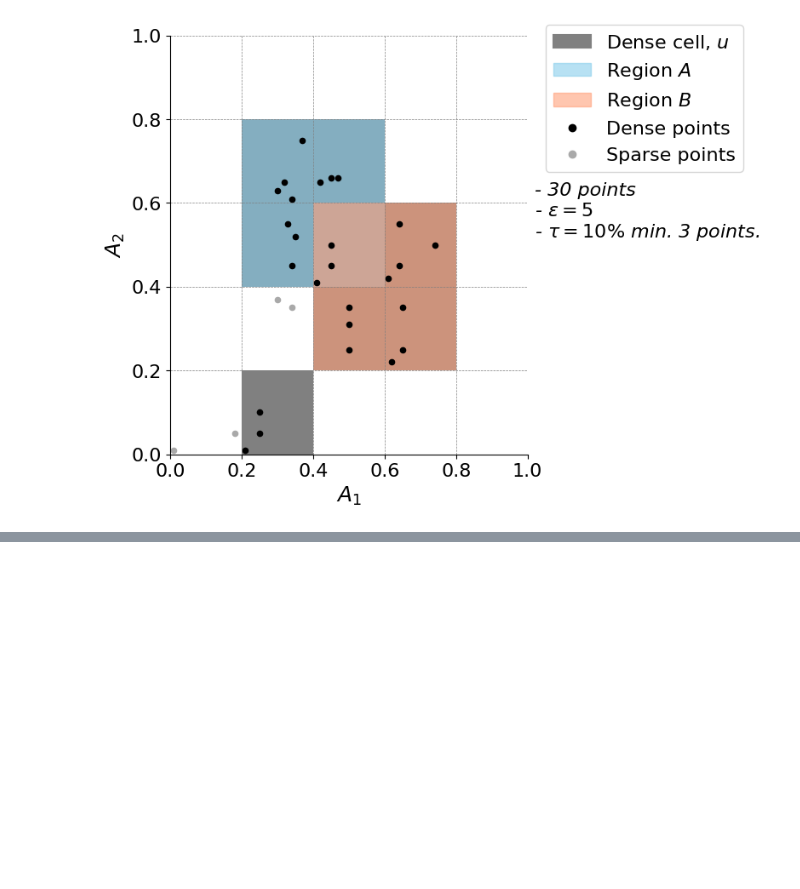
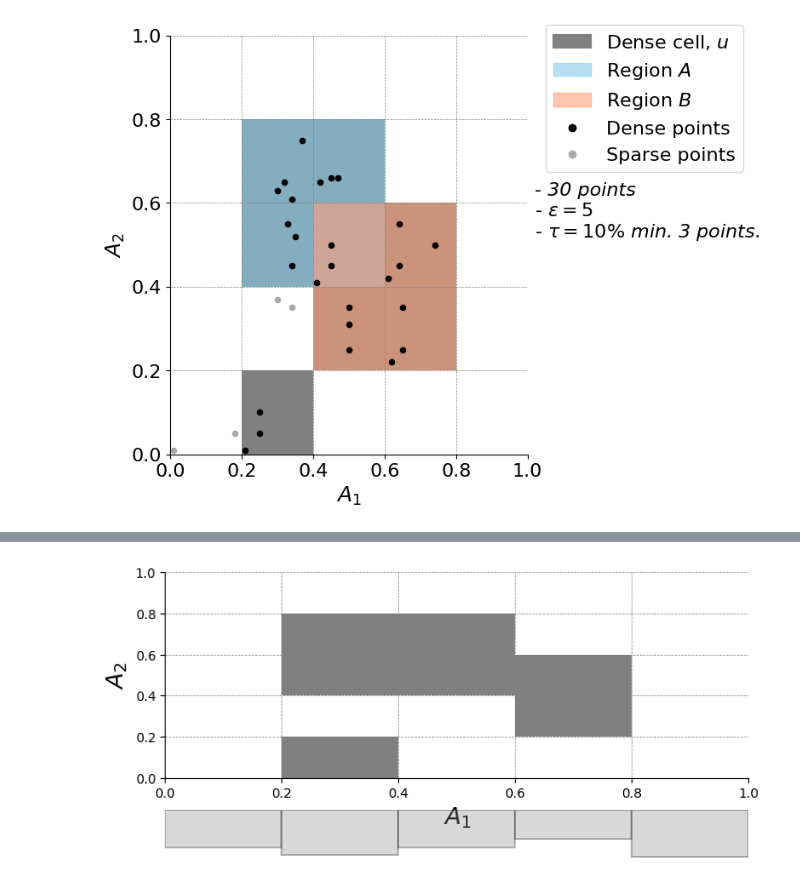
Before and after one commit to henrikdchristensen/SDU-Data-Mining-Exam, a Jupyter notebook: src/evaluation.ipynb, the cells around one changed output, grey strips where cells are left out. Drawn from its saved outputs; the diff is of its cells as text; code cells hidden in the pictures; blank space fills up the shorter version.

```diff
--- a/src/evaluation.ipynb
+++ b/src/evaluation.ipynb
@@ -776,0 +561,60 @@ plt.show()
+# %%
+import matplotlib.pyplot as plt
+import matplotlib.patches as patches
+import numpy as np
+import matplotlib.gridspec as gridspec
+
+# Define grid size and bin edges with a width of 0.2 from 0 to 1
+grid_size = 0.2
+bins = np.arange(0, 1.0 + grid_size, grid_size)
+
+# Define dense cells as a list of (x, y) grid coordinates (only for visualization)
+dense_cells = [(0.2, 0.0), (0.2, 0.4), (0.2, 0.6), (0.4, 0.4), (0.4, 0.6), (0.6, 0.2), (0.6, 0.4)]
+
+# Create the figure with GridSpec for layout
+fig = plt.figure(figsize=(8, 4))
+gs = gridspec.GridSpec(2, 1, height_ratios=[4, 1], hspace=0.25)
+
+# Main plot (grid visualization)
+ax_main = fig.add_subplot(gs[0, 0])
+
+# Draw the grid
+for x in np.arange(0, 1.0 + grid_size, grid_size):
+    ax_main.axvline(x, color='gray', linestyle='--', linewidth=0.5)
+for y in np.arange(0, 1.0 + grid_size, grid_size):
+    ax_main.axhline(y, color='gray', linestyle='--', linewidth=0.5)
+
+# Highlight dense cells
+for cell in dense_cells:
+    dense_rect = patches.Rectangle(cell, grid_size, grid_size, facecolor='gray')
+    ax_main.add_patch(dense_rect)
+
+# Set labels and limits
+ax_main.set_xlim(0, 1.0)
+ax_main.set_ylim(0, 1.0)
+ax_main.set_xlabel('$A_1$', fontsize=18)
+ax_main.set_ylabel('$A_2$', fontsize=18)
+
+# Remove top and right borders of the plot
+ax_main.spines['top'].set_visible(False)
+ax_main.spines['right'].set_visible(False)
+
+# Histogram for the x-dimension (below the main plot)
+ax_histx = fig.add_subplot(gs[1, 0], sharex=ax_main)
+# Example histogram data (random values for demonstration)
+hist_data = np.random.uniform(0, 1, 100)
+counts_x, _, _ = ax_histx.hist(hist_data, bins=bins, color='gray', alpha=0.3, edgecolor='black', linewidth=1.2)
+ax_histx.set_ylim(0, max(counts_x) * 1.1)
+ax_histx.invert_yaxis()  # Flip the x histogram
+ax_histx.axis('off')  # Hide all axes
+
+# Adjust layout to ensure everything fits well
+plt.tight_layout()
+
+# Save plot
+plt.savefig('simple_dense_cells.png', bbox_inches='tight')
+
+# Show plot
+plt.show()
+# %% [output]
+[figure, added]
```
Also changed, not shown: parts of 4 cells of this notebook, 7 other files.
